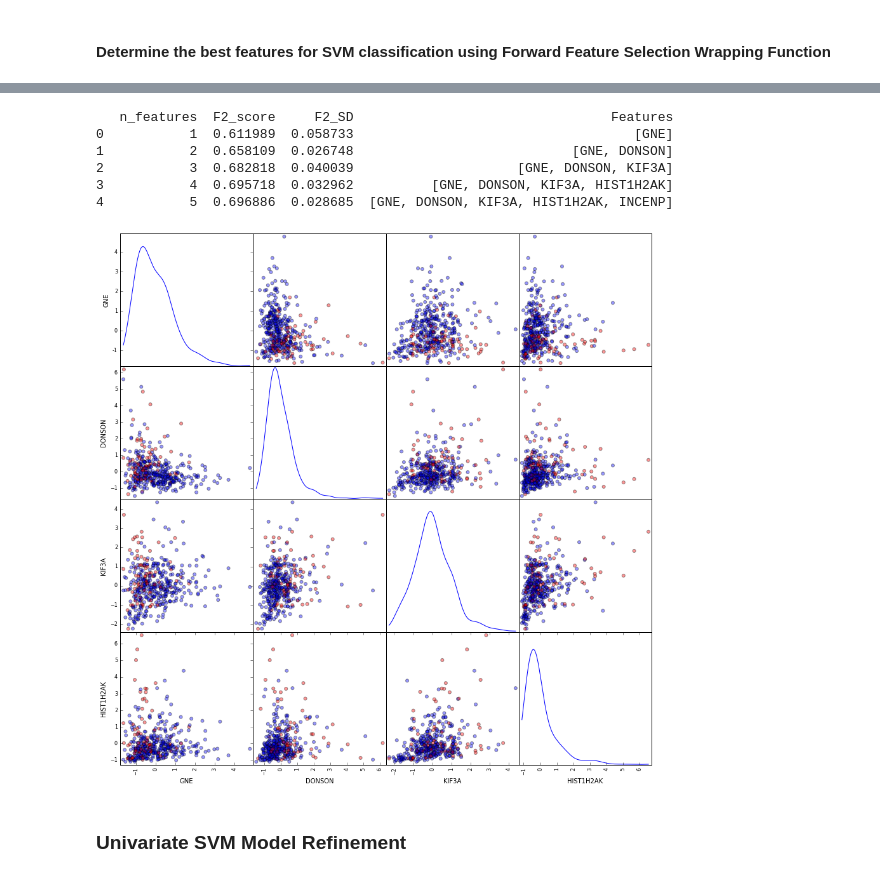
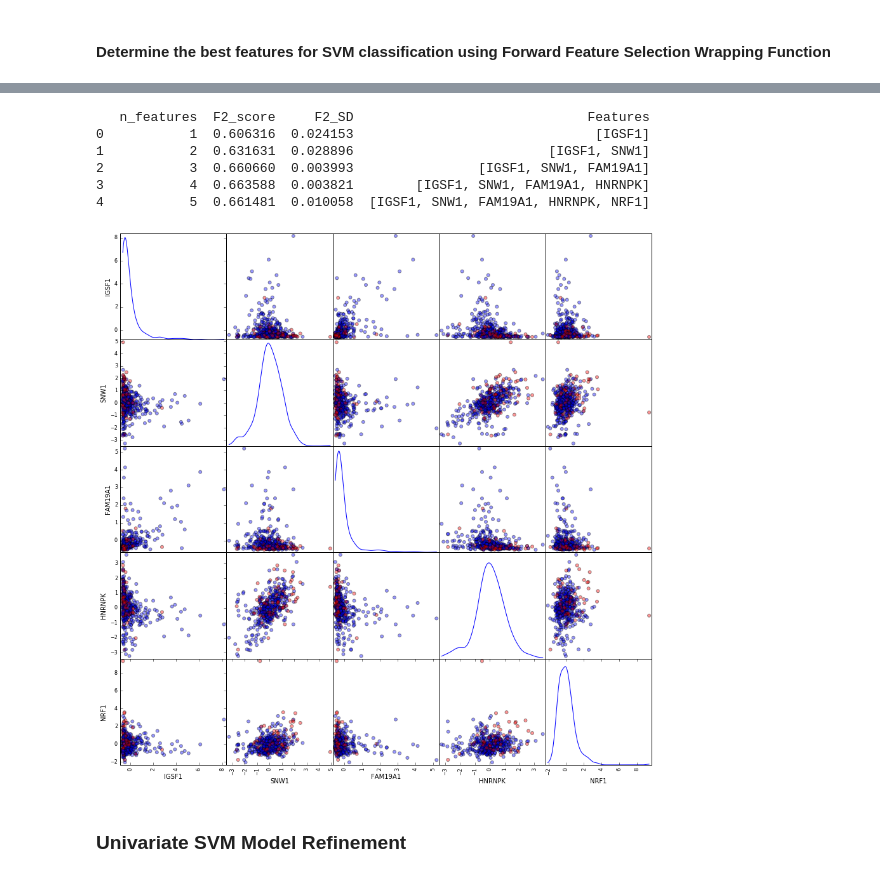
Before and after one commit to CCThompson82/Prostate_metastasis, a Jupyter notebook: PCa_Metastasis.ipynb, the cells around one changed output, grey strips where cells are left out. Saved outputs shown, nothing was run; the diff lists cells and outputs as text; code cells hidden in the pictures.

```diff
--- a/PCa_Metastasis.ipynb
+++ b/PCa_Metastasis.ipynb
@@ -215,10 +217,12 @@ K_selector.fit(X, y) #use original X data set to choose the 5000 best features f
   UserWarning)
 SelectKBest(k=5000, score_func=<function f_classif at 0x...>)
 # %%
-X_k = pd.DataFrame(K_selector.transform(X_scaled), index = X_scaled.index)
+"""Utilize the """
+#X_k = pd.DataFrame(K_selector.transform(X_scaled), columns = , index = X_scaled.index)  #What is this doing???
+
 Gene_F_list = pd.DataFrame({'Gene' : X_scaled.columns, 'Score' : K_selector.scores_})
-F_best = Gene_F_list[Gene_F_list['Score'] > 10]['Gene'] #Genes in which an F-score less than 10 are filtered out
+F_best = list(Gene_F_list[Gene_F_list['Score'] > 10]['Gene']) #Genes in which an F-score less than 10 are filtered out
 #print(F_best)
-X_k = pd.DataFrame(X_scaled.loc[:,F_best], index = X_scaled.index)
-print(X_k.shape, y.shape)
+X_k = X_scaled.loc[:,F_best]
+print(X_k.shape)
 # %% [output]
@@ -274,7 +266,7 @@ MCC:  1.0
 # %% [markdown]
 #### Determine the best features for SVM classification using Forward Feature Selection Wrapping Function
 # %%
-def wrapper(clf, X, y, max_features, show_max, steps_down) :
+def wrapper(clf, X, y, max_features, show_max, steps_down, gain_tolerance) :
     feature_remaining = list(X.columns.values)
     row_list = []
     k_features = []
@@ -302,10 +294,12 @@ def wrapper(clf, X, y, max_features, show_max, steps_down) :
             row_list.append(dict1)
             print('Iteration: ',it+1,' complete!')
 
-            """Does F2 decrease?"""
+            """Does F2 increase?"""
             #print(row_list[-1])
-            if it > 1 :
-                if row_list[-1].get('F2_score') < row_list[-2].get('F2_score') :
+            if it > 0 :
+                gain = row_list[-1].get('F2_score') - row_list[-2].get('F2_score')
+                print("F2 Score Gain:",gain)
+                if gain < gain_tolerance :
                     steps_down -= 1
 
     """Benchmark for all features used"""
@@ -342,7 +337,13 @@ estimator = SVC(C=1,
           max_iter=-1,
           random_state= 123)
 # %%
-k_features, DF = wrapper(estimator, X_train, y_train, max_features= 15, show_max= False, steps_down=1)
+k_features, DF = wrapper(estimator,
+                         X_train,
+                         y_train,
+                         max_features= 15,
+                         show_max= False,
+                         steps_down=2,
+                         gain_tolerance = 0.01)
 # %% [output]
 Iteration:  1  complete!
 Iteration:  2  complete!
@@ -355,21 +358,21 @@ Iteration:  7  complete!
 # %%
 print(DF.head())
 # %% [output]
-   n_features  F2_score     F2_SD                                 Features
-0           1  0.611989  0.058733                                    [GNE]
-1           2  0.658109  0.026748                            [GNE, DONSON]
-2           3  0.682818  0.040039                     [GNE, DONSON, KIF3A]
-3           4  0.695718  0.032962          [GNE, DONSON, KIF3A, HIST1H2AK]
-4           5  0.696886  0.028685  [GNE, DONSON, KIF3A, HIST1H2AK, INCENP]
+   n_features  F2_score     F2_SD                              Features
+0           1  0.606316  0.024153                               [IGSF1]
+1           2  0.631631  0.028896                         [IGSF1, SNW1]
+2           3  0.660660  0.003993                [IGSF1, SNW1, FAM19A1]
+3           4  0.663588  0.003821        [IGSF1, SNW1, FAM19A1, HNRNPK]
+4           5  0.661481  0.010058  [IGSF1, SNW1, FAM19A1, HNRNPK, NRF1]
 # %%
-best_genes = DF.loc[3, 'Features']
-sm = pd.scatter_matrix(X_scaled.loc[:,best_genes], #Chose to use the first 4 features selected in previous
+best_genes = DF.loc[(max(DF['n_features'])-2), 'Features']
+sm = pd.scatter_matrix(X_scaled.loc[:,best_genes],
                        alpha=0.4,
                        figsize= (15,15),
                        diagonal = 'kde',
                        c = y.replace({'n1': 'red','n0':'blue'}),
                        s = 100)
 # %% [output]
-[figure, old version]
+[figure, new version]
 # %% [markdown]
 ### Univariate SVM Model Refinement
```
Also changed, not shown: parts of 30 cells of this notebook.
